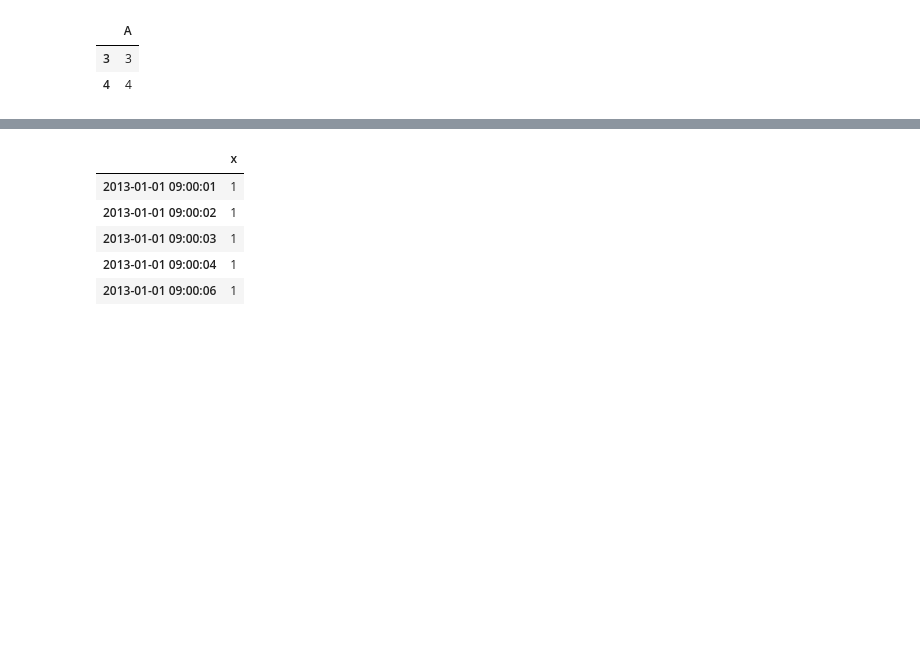
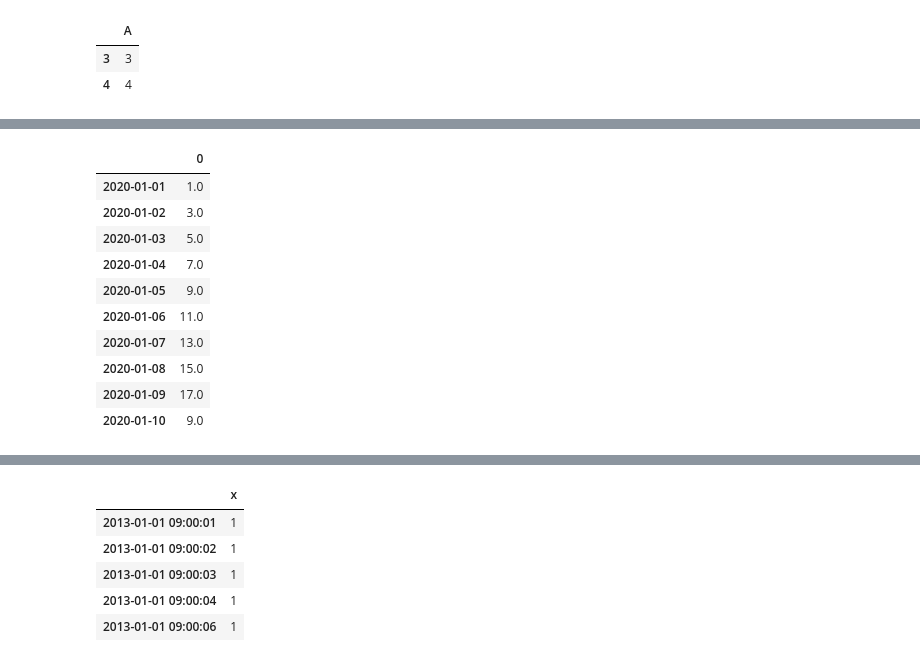
Before and after one commit to ZosoV/pandas_review, a Jupyter notebook: 008_windowing_operations.ipynb, the cells around one changed output, grey strips where cells are left out. Drawn from its saved outputs; the diff is of its cells as text; code cells hidden in the pictures; blank space fills up the shorter version.

```diff
--- a/008_windowing_operations.ipynb
+++ b/008_windowing_operations.ipynb
@@ -415,0 +495,18 @@ window 5 (type: df)
+# %%
+from pandas.api.indexers import FixedForwardWindowIndexer
+
+indexer = FixedForwardWindowIndexer(window_size=2)
+
+df.rolling(indexer, min_periods=1).sum()
+# %% [output]
+|  | 0 |
+| 2020-01-01 | 1.0 |
+| 2020-01-02 | 3.0 |
+| 2020-01-03 | 5.0 |
+| 2020-01-04 | 7.0 |
+| 2020-01-05 | 9.0 |
+| 2020-01-06 | 11.0 |
+| 2020-01-07 | 13.0 |
+| 2020-01-08 | 15.0 |
+| 2020-01-09 | 17.0 |
+| 2020-01-10 | 9.0 |
```
Also changed, not shown: parts of 22 cells of this notebook, 1 other file.
